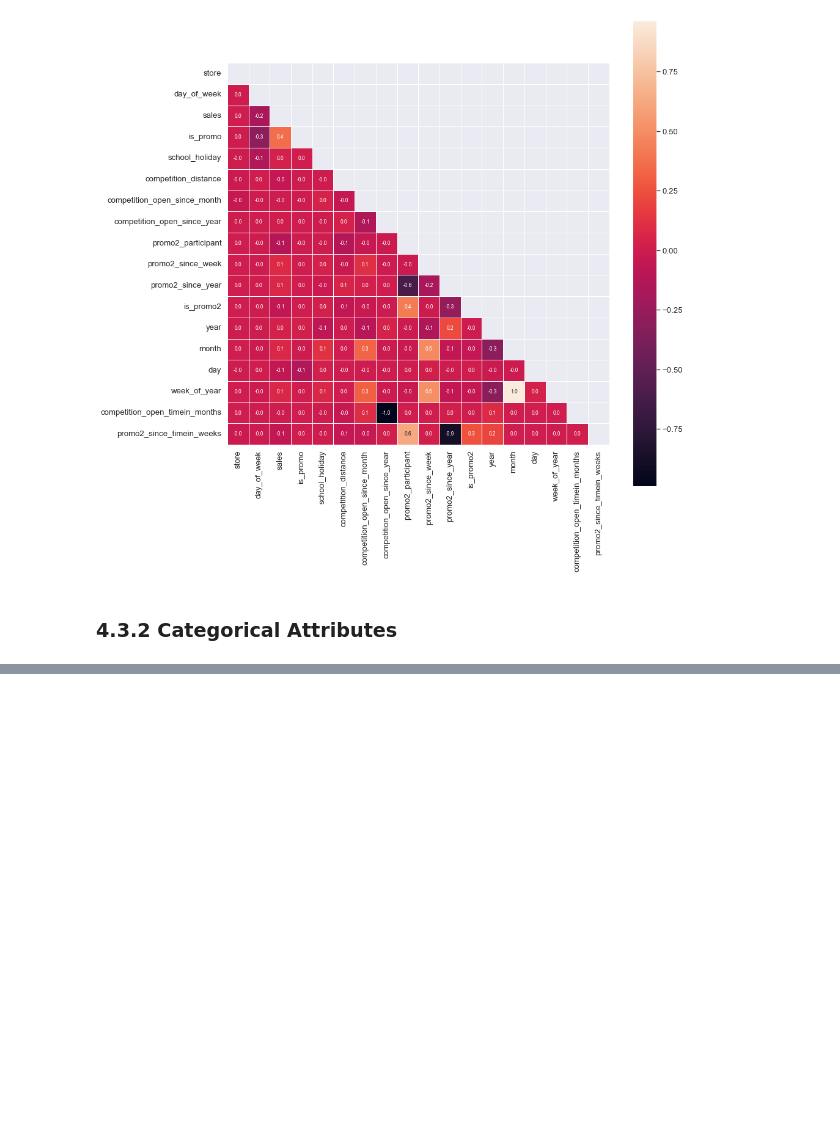
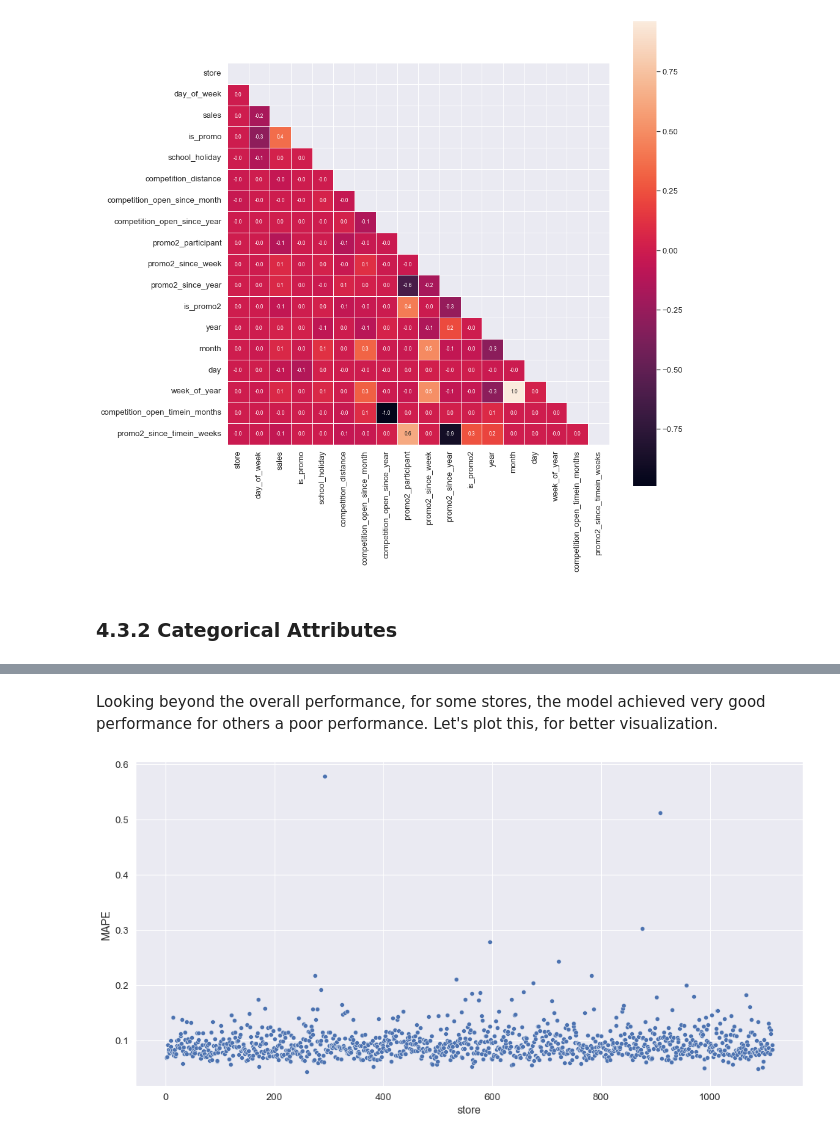
Before and after one commit to anaclaudialemos/drugstore_sales_prediction, a Jupyter notebook: drugstore_sales_prediction.ipynb, the cells around one changed output, grey strips where cells are left out. Saved outputs shown, nothing was run; the diff lists cells and outputs as text; code cells hidden in the pictures; blank space fills up the shorter version.

Commit message:
Machine learning performance

```diff
--- a/drugstore_sales_prediction.ipynb
+++ b/drugstore_sales_prediction.ipynb
@@ -1179,0 +1114,14 @@ cols_selected_full
+# %%
+# Training Dataset before feature selection
+X_train_bfs = df6[df6['date'] < sixweeks_before]
+y_train = X_train_bfs['sales']
+
+# Test Dataset before feature selection
+X_test_bfs = df6[df6['date'] >= sixweeks_before]
+y_test = X_test_bfs['sales']
+
+print(f"Training Min Date: {df_train['date'].min()}")
+print(f"Training Max Date: {df_train['date'].max()}")
+print()
+print(f"Test Min Date: {df_test['date'].min()}")
+print(f"Test Max Date: {df_test['date'].max()}")
@@ -1179,0 +1214,6 @@ cols_selected_full
+# %%
+X_train = X_train_bfs[cols_selected]
+X_test  = X_test_bfs[cols_selected]
+
+# time series data preparation for cross validation
+X_training = X_train_bfs[cols_selected_full]
@@ -1179,0 +1467,6 @@ cols_selected_full
+# %%
+df9 = X_test_bfs[cols_selected_full].copy()
+
+# rescale
+df9['sales'] = np.expm1(df9['sales'])
+df9['predictions'] = np.expm1(yhat_xgb_tuned)
@@ -1179,0 +1475,16 @@ cols_selected_full
+# %%
+df91 = df9[['store', 'predictions']].groupby('store').sum().reset_index()
+
+# MAE and MAPE
+df91_MAE  = df9[['store', 'sales', 'predictions']].groupby('store').apply(lambda x: mean_absolute_error(x['sales'], x['predictions'])).reset_index().rename(columns={0: 'MAE'})
+df91_MAPE = df9[['store', 'sales', 'predictions']].groupby('store').apply(lambda x: mean_absolute_percentage_error(x['sales'], x['predictions'])).reset_index().rename(columns={0: 'MAPE'})
+
+# merging to sum of predictions
+df91_aux1 = pd.merge(df91_MAE, df91_MAPE, how='inner', on='store')
+df92      = pd.merge(df91, df91_aux1, how='inner', on='store')
+
+# scenarios
+df92['worst_scenario'] = df92['predictions'] - df92['MAE']
+df92['best_scenario']  = df92['predictions'] + df92['MAE']
+
+df92 = df92[['store', 'predictions', 'worst_scenario', 'best_scenario', 'MAE', 'MAPE']]
@@ -1179,0 +1509,7 @@ cols_selected_full
+# %% [markdown]
+Looking beyond the overall performance, for some stores, the model achieved very good performance for others a poor performance. Let's plot this, for better visualization.
+# %%
+plt.figure(figsize=(16, 8))
+sns.scatterplot(x='store', y='MAPE', data=df92);
+# %% [output]
+[figure, added]
```
Also changed, not shown: parts of 121 cells of this notebook.
